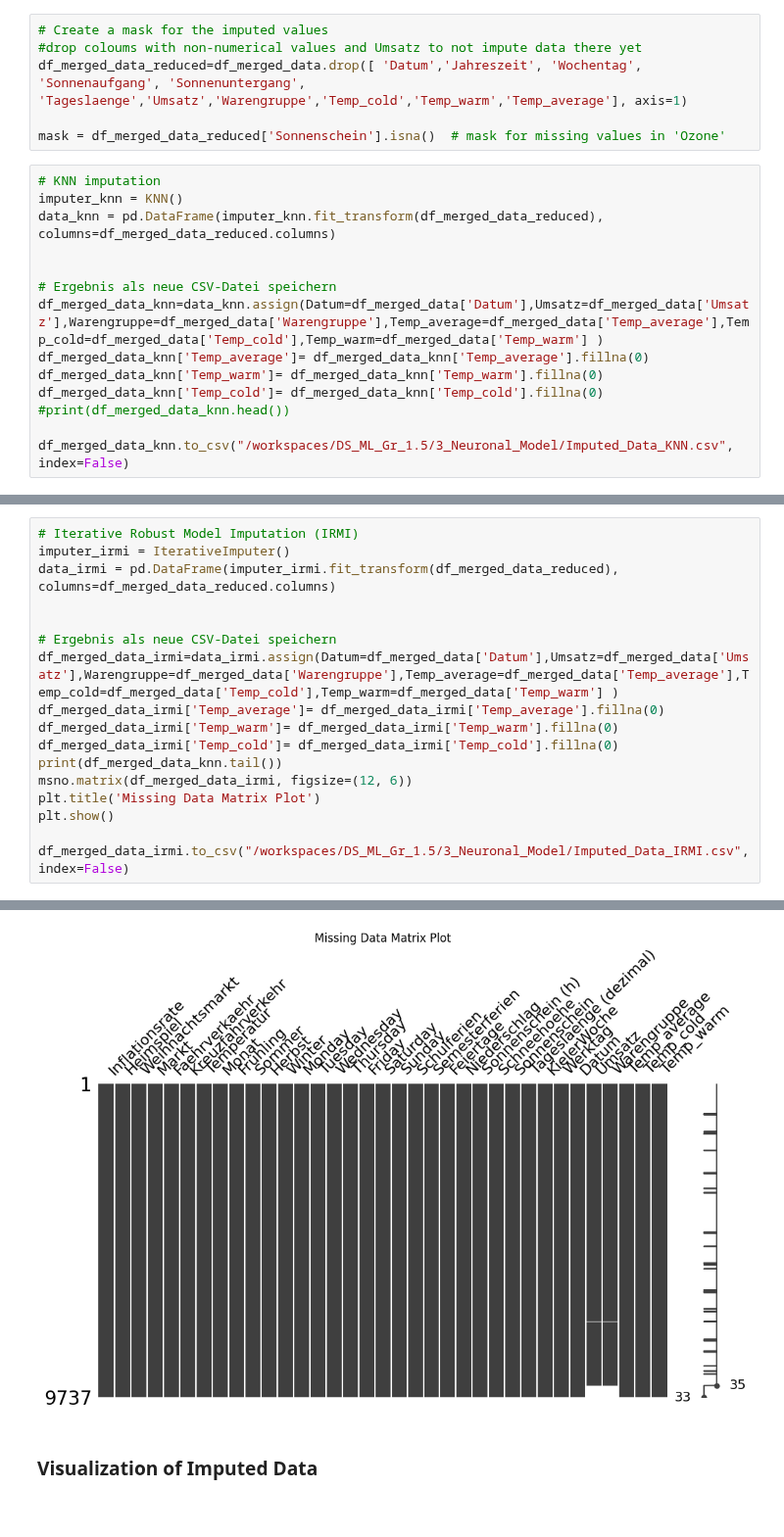
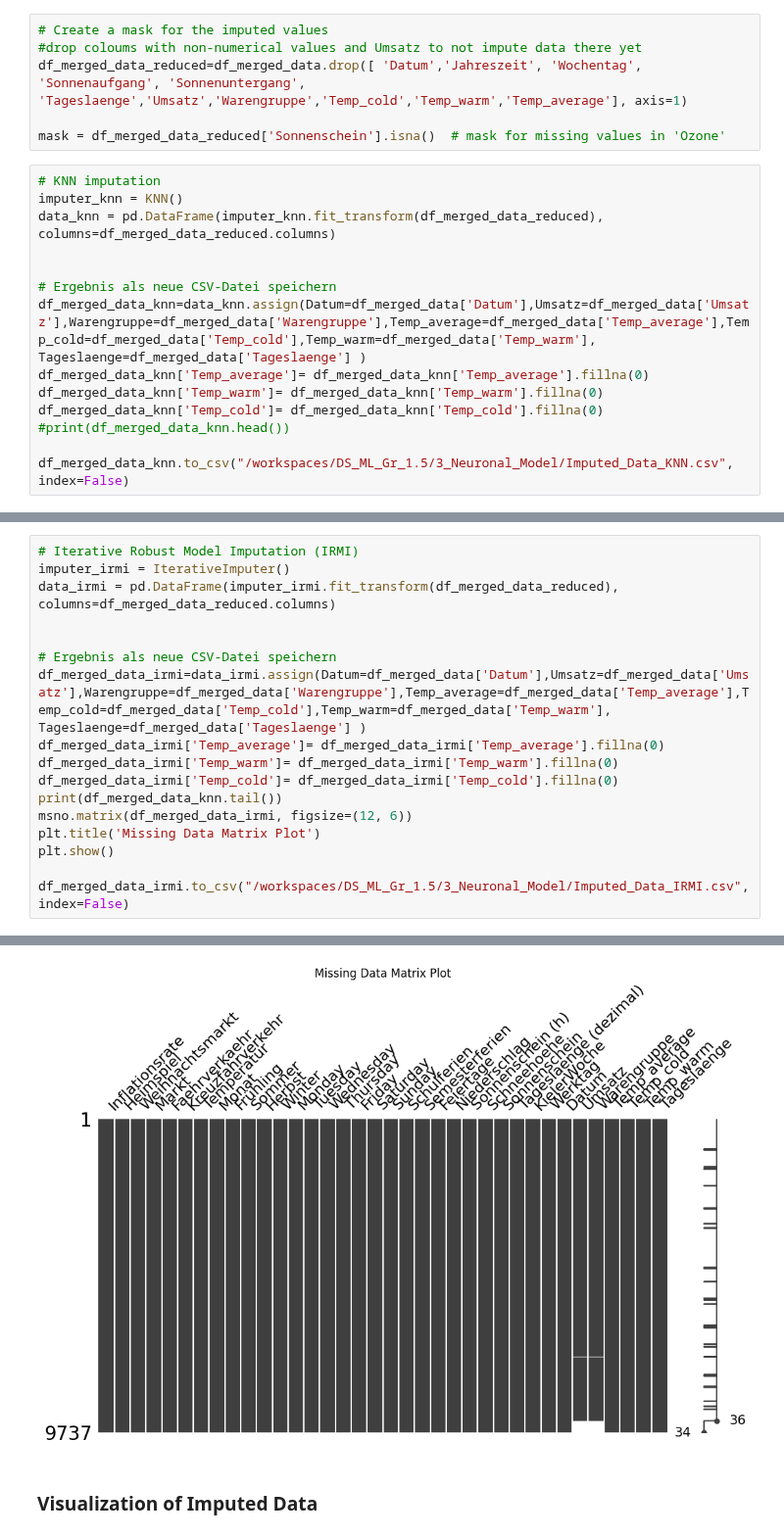
Before and after one commit to Fiesa00/DS_ML_Gr_1.5, a Jupyter notebook: 3_Neuronal_Model/missing_value_imputation.ipynb, the cells around one changed output, grey strips where cells are left out. Shown at 98% size. Cells and saved outputs as stored; diff of their text form.

```diff
--- a/3_Neuronal_Model/missing_value_imputation.ipynb
+++ b/3_Neuronal_Model/missing_value_imputation.ipynb
@@ -98,7 +98,7 @@ data_knn = pd.DataFrame(imputer_knn.fit_transform(df_merged_data_reduced), colum
 
 
 # Ergebnis als neue CSV-Datei speichern
-df_merged_data_knn=data_knn.assign(Datum=df_merged_data['Datum'],Umsatz=df_merged_data['Umsatz'],Warengruppe=df_merged_data['Warengruppe'],Temp_average=df_merged_data['Temp_average'],Temp_cold=df_merged_data['Temp_cold'],Temp_warm=df_merged_data['Temp_warm'] )
+df_merged_data_knn=data_knn.assign(Datum=df_merged_data['Datum'],Umsatz=df_merged_data['Umsatz'],Warengruppe=df_merged_data['Warengruppe'],Temp_average=df_merged_data['Temp_average'],Temp_cold=df_merged_data['Temp_cold'],Temp_warm=df_merged_data['Temp_warm'], Tageslaenge=df_merged_data['Tageslaenge'] )
 df_merged_data_knn['Temp_average']= df_merged_data_knn['Temp_average'].fillna(0)
 df_merged_data_knn['Temp_warm']= df_merged_data_knn['Temp_warm'].fillna(0)
 df_merged_data_knn['Temp_cold']= df_merged_data_knn['Temp_cold'].fillna(0)
@@ -130,7 +130,7 @@ data_irmi = pd.DataFrame(imputer_irmi.fit_transform(df_merged_data_reduced), col
 
 
 # Ergebnis als neue CSV-Datei speichern
-df_merged_data_irmi=data_irmi.assign(Datum=df_merged_data['Datum'],Umsatz=df_merged_data['Umsatz'],Warengruppe=df_merged_data['Warengruppe'],Temp_average=df_merged_data['Temp_average'],Temp_cold=df_merged_data['Temp_cold'],Temp_warm=df_merged_data['Temp_warm'] )
+df_merged_data_irmi=data_irmi.assign(Datum=df_merged_data['Datum'],Umsatz=df_merged_data['Umsatz'],Warengruppe=df_merged_data['Warengruppe'],Temp_average=df_merged_data['Temp_average'],Temp_cold=df_merged_data['Temp_cold'],Temp_warm=df_merged_data['Temp_warm'], Tageslaenge=df_merged_data['Tageslaenge'] )
 df_merged_data_irmi['Temp_average']= df_merged_data_irmi['Temp_average'].fillna(0)
 df_merged_data_irmi['Temp_warm']= df_merged_data_irmi['Temp_warm'].fillna(0)
 df_merged_data_irmi['Temp_cold']= df_merged_data_irmi['Temp_cold'].fillna(0)
@@ -161,4 +161,4 @@ df_merged_data_irmi.to_csv("/workspaces/DS_ML_Gr_1.5/3_Neuronal_Model/Imputed_Da
-[figure, old version]
+[figure, new version]
 # %% [markdown]
 ### Visualization of Imputed Data
 # %%
```
Also changed, not shown: parts of 2 cells of this notebook, 3 other files.
